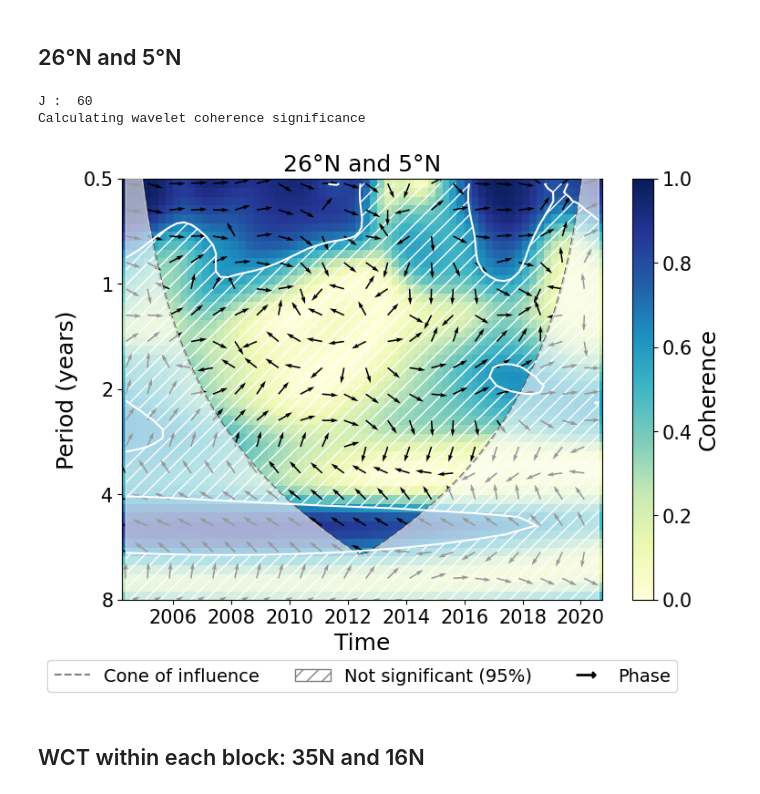
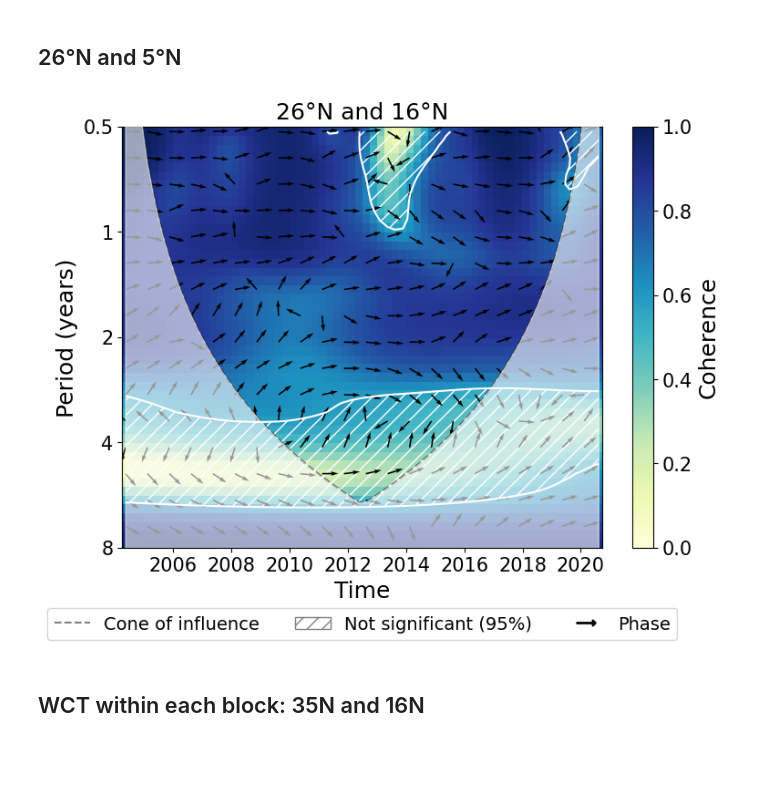
Before and after one commit to lea-dietz/masterthesis, a Jupyter notebook: coding/mht_waveletcoherence.ipynb, the cells around one changed output. Cells and saved outputs as stored; diff of their text form; code cells hidden in the pictures; blank space fills up the shorter version.

```diff
--- a/coding/mht_waveletcoherence.ipynb
+++ b/coding/mht_waveletcoherence.ipynb
@@ -301,7 +301,7 @@ def find_significance_transitions(WCT, sig, period, time, period_range=(0.75, 2.
 # %% [markdown]
 ## 16°N and 5°N
 # %%
-do_analysis = True
+do_analysis = False
 cmap = cb.sequential.YlGnBu_9.mpl_colormap
 
 if do_analysis:
@@ -350,30 +347,28 @@ Calculating wavelet coherence significance
 # %% [markdown]
 ## 26°N and 5°N
 # %%
-
+do_analysis = False
 if do_analysis:
     WCT_265, arrowsWCT_265, COI__265, period_265, sig_265 = wct_analysis(
         mht_26_pd,
-        mht_5_pd,
+        mht_16_pd,
         time=time,
         dt=0.25,
         s0_int=2,
         dj=1/12,
     )
 
 wct_plot(
     WCT_265, arrowsWCT_265, COI__265, period_265, sig_265,
     time=time,
     cmap=cmap,
-    title="26°N and 5°N",
-    savefig=False,
-    savelabel="26_5N_1_8dj",
+    title="26°N and 16°N",
+    savefig=True,
+    savelabel="26_16N",
     ylim=(float(0.5), float(8.0)),
 )
 # %% [output]
-J :  60
-Calculating wavelet coherence significance
-[figure, old version]
+[figure, new version]
 # %% [markdown]
 ## WCT within each block: 35N and 16N
 # %%
```
Also changed, not shown: parts of 4 cells of this notebook, 16 other files.
